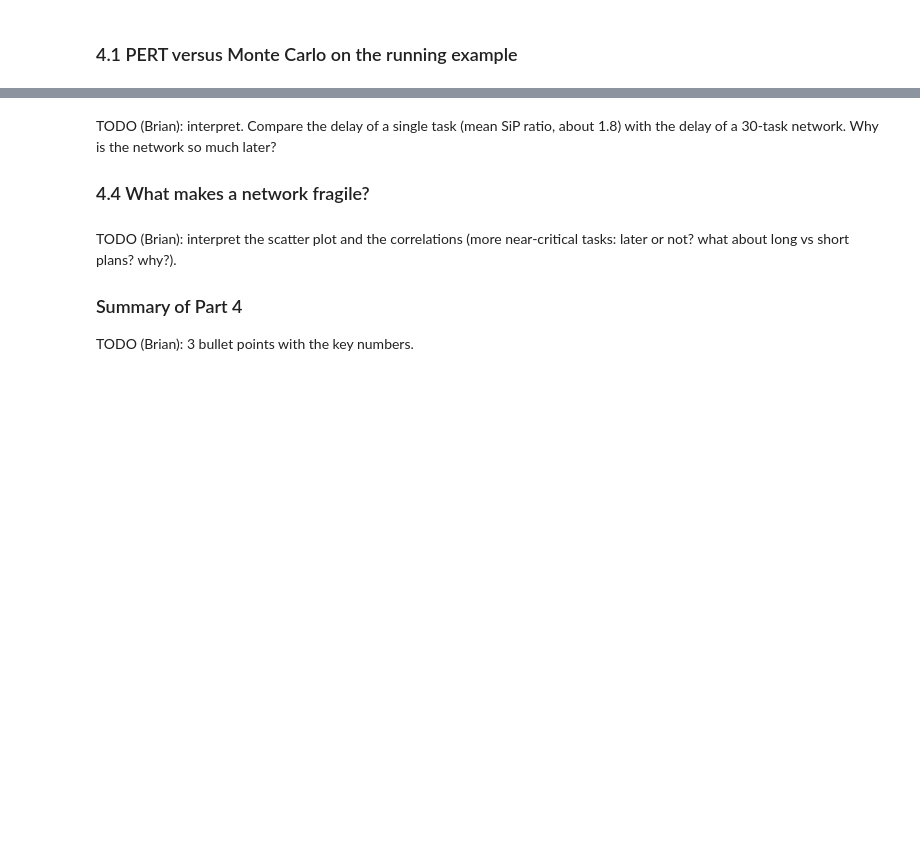
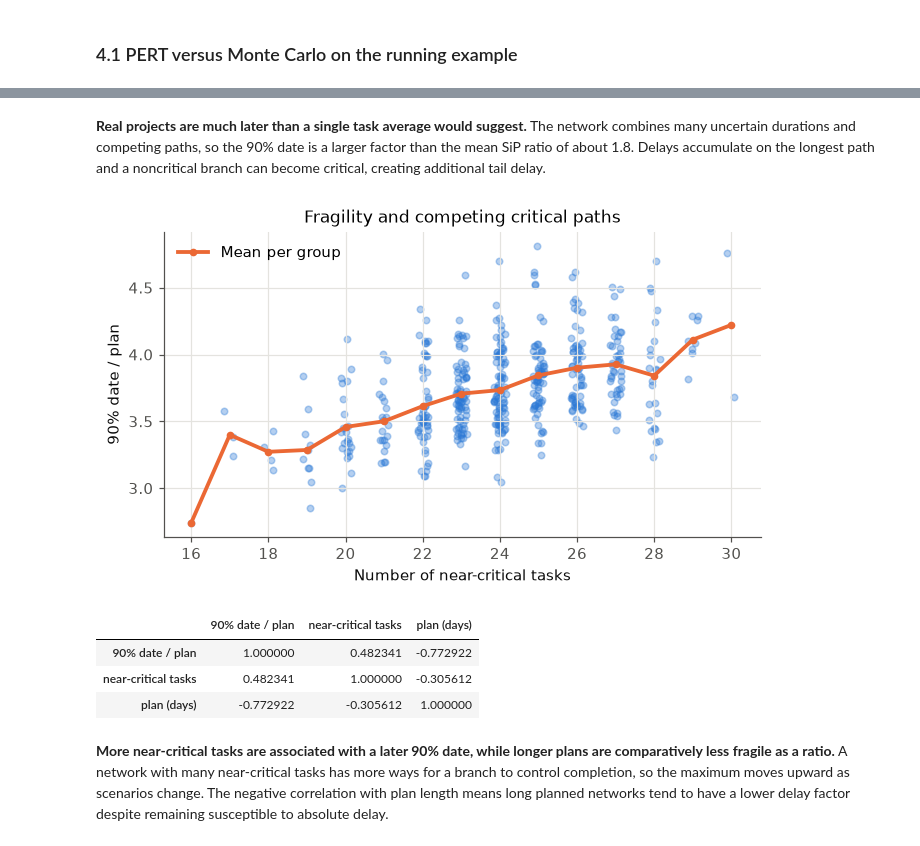
Before and after one commit to Keiraaaaaaaaaaa/mc-project-delays, a Jupyter notebook: notebooks/part4_results.ipynb, the cells around one changed output, grey strips where cells are left out. Drawn from its saved outputs; the diff is of its cells as text; code cells hidden in the pictures; blank space fills up the shorter version.

```diff
--- a/notebooks/part4_results.ipynb
+++ b/notebooks/part4_results.ipynb
@@ -81,6 +132,19 @@ SiP ratio). Mention reference-class forecasting (Flyvbjerg, 2006).
 # %%
 # One PSPLIB network in detail
-# TODO (Brian): read files[0] with mc.read_psplib, build sip_model = mc.EmpiricalRatio(network.durations, ratios),
-# simulate 100,000 times, print the planned date, E[T], the 90% date and P(on time at the planned date)
-# with their intervals.
+# 1. Read the first J30 network and impose SiP delays on its planned durations.
 files = mc.psplib_files("j30")
+network, info = mc.read_psplib(files[0])
+sip_model = mc.EmpiricalRatio(network.durations, ratios)
+
+# 2. Simulate 100,000 scenarios and report the decision quantities.
+D = sip_model.sample(100_000, rng=np.random.default_rng(SEED))
+T_psp = network.completion_time(D)
+plan_psp = network.planned_duration()
+mean_psp = mc.mean_ci(T_psp)
+q90_psp = mc.quantile_ci(T_psp, 0.9)
+prob_psp = mc.prob_ci(T_psp <= plan_psp)
+detail = pd.DataFrame({
+    "Estimate": [plan_psp, mean_psp.value, q90_psp.value, prob_psp.value],
+    "95% interval": ["planned", mean_psp.interval, q90_psp.interval, prob_psp.interval],
+}, index=["Planned date", "E[T]", "90% date", "P(on time)"])
+display(detail)
@@ -97,17 +205,28 @@ files = mc.psplib_files("j30")
 # %% [markdown]
-TODO (Brian): interpret. Compare the delay of a single task (mean SiP ratio, about 1.8) with the delay
-of a 30-task network. Why is the network so much later?
-
-### 4.4 What makes a network fragile?
+**Real projects are much later than a single task average would suggest.** The network combines many uncertain durations and competing paths, so the 90% date is a larger factor than the mean SiP ratio of about 1.8. Delays accumulate on the longest path and a noncritical branch can become critical, creating additional tail delay.
 # %%
 # Delay factor versus the number of near-critical tasks
-# TODO (Brian): scatter plot of "90% date / plan" against "near-critical tasks" (small horizontal jitter,
-# BLUE, alpha 0.35) + the mean per group (ORANGE line). Then display the correlation matrix of
-# "90% date / plan", "near-critical tasks" and "plan (days)".
+# 1. Scatter the networks and overlay the mean delay for each group.
+jitter = np.random.default_rng(SEED).uniform(-0.15, 0.15, len(j30))
+plt.scatter(j30["near-critical tasks"] + jitter, j30["90% date / plan"],
+            color=BLUE, alpha=0.35, s=18)
+means = j30.groupby("near-critical tasks")["90% date / plan"].mean()
+plt.plot(means.index, means.values, color=ORANGE, linewidth=2.5,
+         marker="o", markersize=4, label="Mean per group")
+plt.xlabel("Number of near-critical tasks")
+plt.ylabel("90% date / plan")
+plt.title("Fragility and competing critical paths")
+plt.legend()
+plt.show()
+
+# 2. Display the pairwise correlations.
+correlation = j30[["90% date / plan", "near-critical tasks", "plan (days)"]].corr()
+display(correlation)
+# %% [output]
+[figure, added]
+|  | 90% date / plan | near-critical tasks | plan (days) |
+| 90% date / plan | 1.000000 | 0.482341 | -0.772922 |
+| near-critical tasks | 0.482341 | 1.000000 | -0.305612 |
+| plan (days) | -0.772922 | -0.305612 | 1.000000 |
 # %% [markdown]
-TODO (Brian): interpret the scatter plot and the correlations (more near-critical tasks: later or not?
-what about long vs short plans? why?).
-
-### Summary of Part 4
-
-TODO (Brian): 3 bullet points with the key numbers.
+**More near-critical tasks are associated with a later 90% date, while longer plans are comparatively less fragile as a ratio.** A network with many near-critical tasks has more ways for a branch to control completion, so the maximum moves upward as scenarios change. The negative correlation with plan length means long planned networks tend to have a lower delay factor despite remaining susceptible to absolute delay.
```
Also changed, not shown: parts of 10 cells of this notebook, 2 other files.
